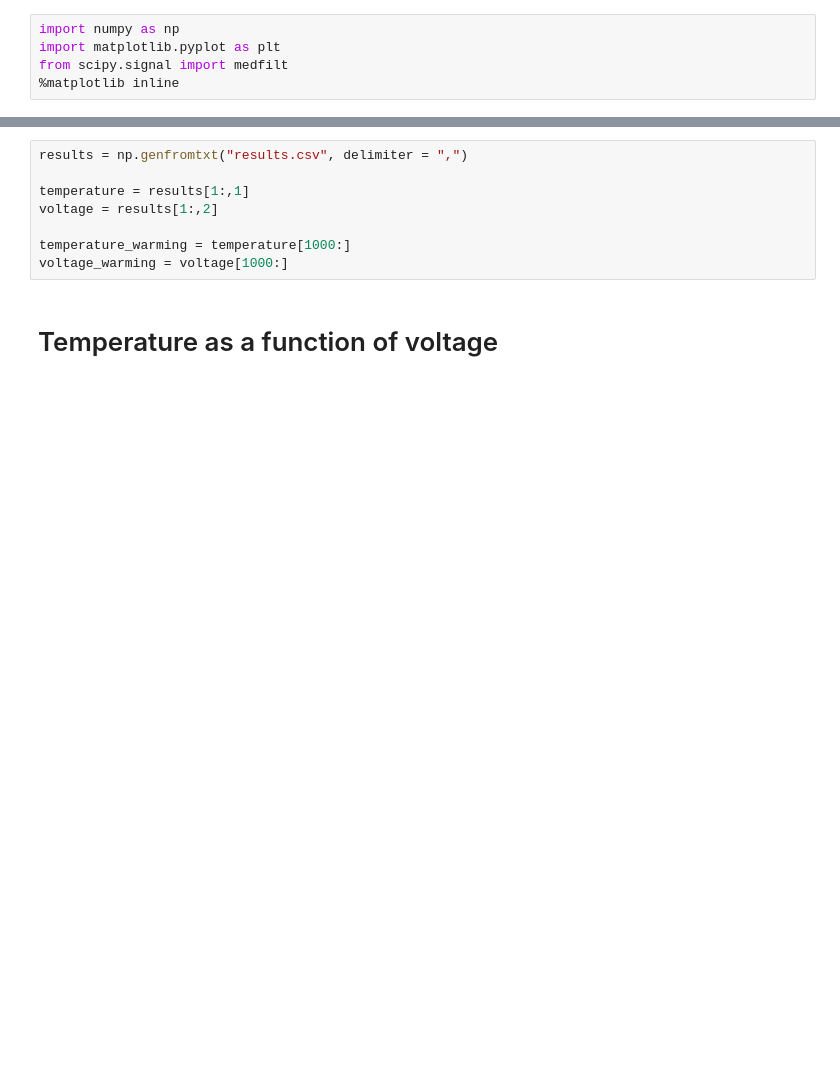
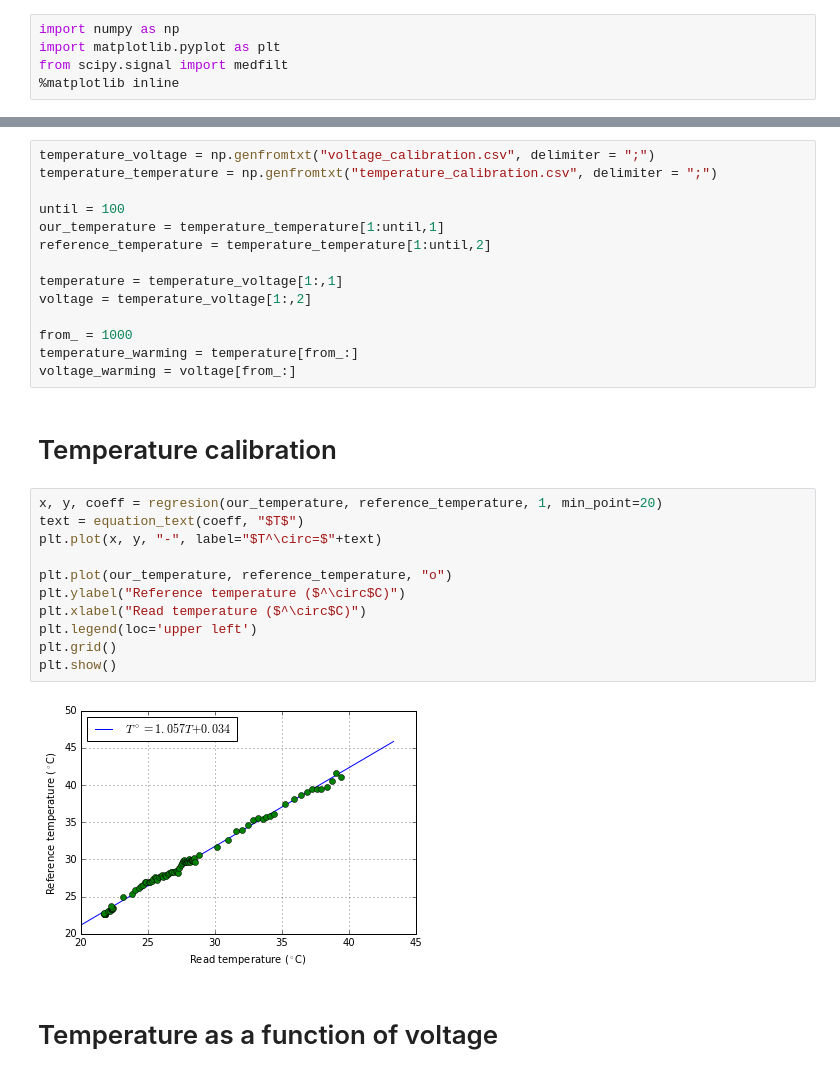
Before and after one commit to jsbarbosa/supreme-pi, a Jupyter notebook: electronica_201620/parte1/Calibration.ipynb, the cells around one changed output, grey strips where cells are left out. Drawn from its saved outputs; the diff is of its cells as text; blank space fills up the shorter version.

```diff
--- a/electronica_201620/parte1/Calibration.ipynb
+++ b/electronica_201620/parte1/Calibration.ipynb
@@ -6,11 +35,32 @@ from scipy.signal import medfilt
 # %%
-results = np.genfromtxt("results.csv", delimiter = ",")
+temperature_voltage = np.genfromtxt("voltage_calibration.csv", delimiter = ";")
+temperature_temperature = np.genfromtxt("temperature_calibration.csv", delimiter = ";")
 
-temperature = results[1:,1]
-voltage = results[1:,2]
+until = 100
+our_temperature = temperature_temperature[1:until,1]
+reference_temperature = temperature_temperature[1:until,2]
 
-temperature_warming = temperature[1000:]
-voltage_warming = voltage[1000:]
+temperature = temperature_voltage[1:,1]
+voltage = temperature_voltage[1:,2]
+
+from_ = 1000
+temperature_warming = temperature[from_:]
+voltage_warming = voltage[from_:]
+# %% [markdown]
+# Temperature calibration
+# %%
+x, y, coeff = regresion(our_temperature, reference_temperature, 1, min_point=20)
+text = equation_text(coeff, "$T$")
+plt.plot(x, y, "-", label="$T^\circ=$"+text)
+
+plt.plot(our_temperature, reference_temperature, "o")
+plt.ylabel("Reference temperature ($^\circ$C)")
+plt.xlabel("Read temperature ($^\circ$C)")
+plt.legend(loc='upper left')
+plt.grid()
+plt.show()
+# %% [output]
+[figure, added]
 # %% [markdown]
 # Temperature as a function of voltage
 # %%
```
Also changed, not shown: parts of 4 cells of this notebook, 2 other files.
